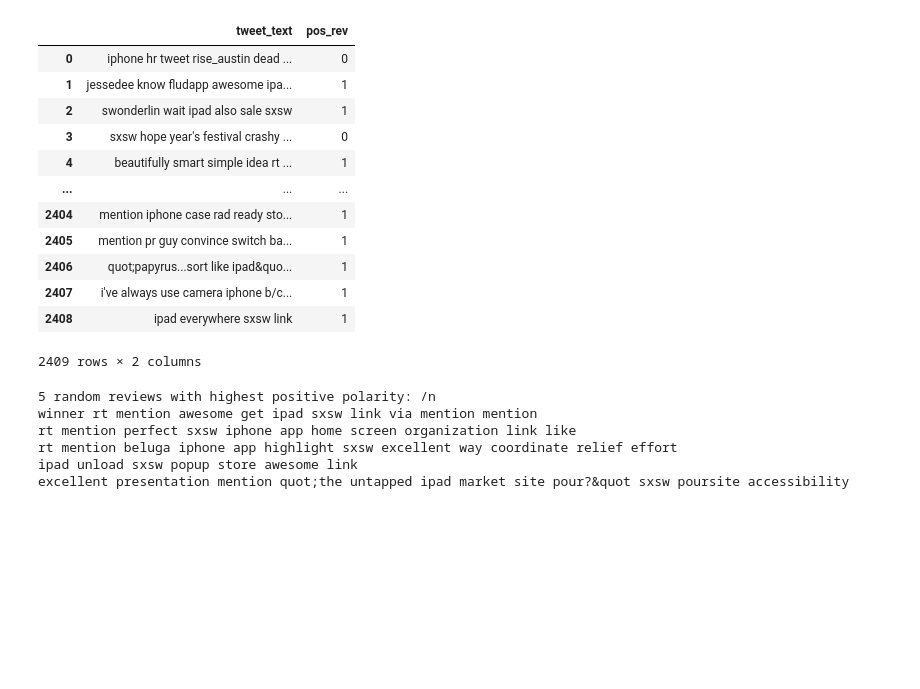
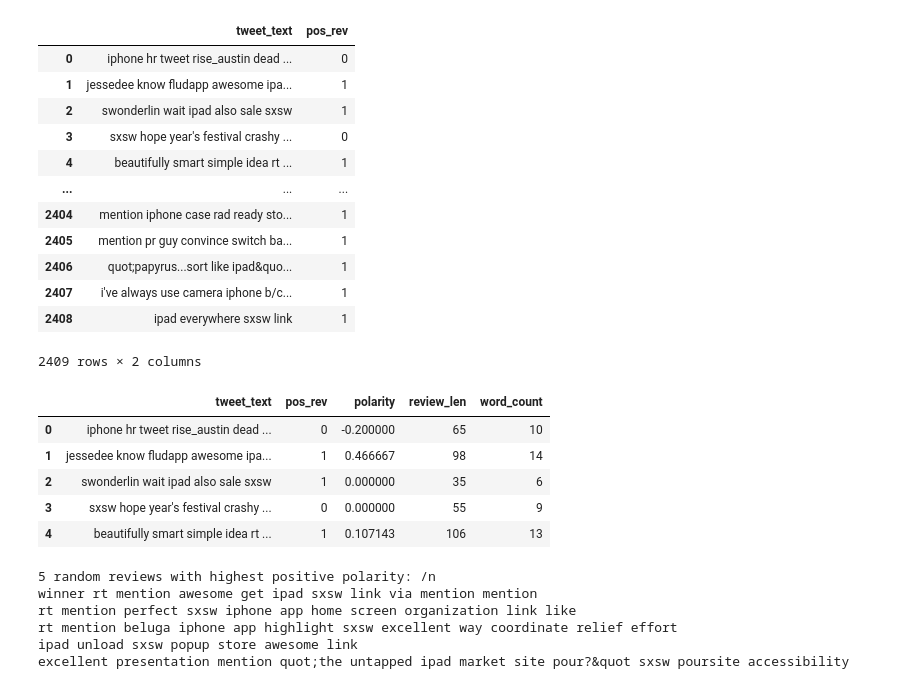
Before and after one commit to aspotter99/NLP---Twitter-Sentiment, a Jupyter notebook: notebooks/asp_notebooks/more_word_clouds.ipynb, the cells around one changed output. Saved outputs shown, nothing was run; the diff lists cells and outputs as text; code cells hidden in the pictures; blank space fills up the shorter version.

```diff
--- a/notebooks/asp_notebooks/more_word_clouds.ipynb
+++ b/notebooks/asp_notebooks/more_word_clouds.ipynb
@@ -203,7 +203,14 @@ apl_prd['review_len'] = apl_prd['tweet_text'].astype(str).apply(len)
 apl_prd['word_count'] = apl_prd['tweet_text'].apply(lambda x: len(str(x).split()))
 # %%
 apl_prd.head()
-apl_prd.to_csv('apl_prd.csv')
+#apl_prd.to_csv('apl_prd.csv')
+# %% [output]
+|  | tweet_text | pos_rev | polarity | review_len | word_count |
+| 0 | iphone hr tweet rise_austin dead ... | 0 | -0.200000 | 65 | 10 |
+| 1 | jessedee know fludapp awesome ipa... | 1 | 0.466667 | 98 | 14 |
+| 2 | swonderlin wait ipad also sale sxsw | 1 | 0.000000 | 35 | 6 |
+| 3 | sxsw hope year's festival crashy ... | 0 | 0.000000 | 55 | 9 |
+| 4 | beautifully smart simple idea rt ... | 1 | 0.107143 | 106 | 13 |
 # %%
 print('5 random reviews with highest positive polarity: /n')
 cl = apl_prd.loc[apl_prd.polarity == 1, ['tweet_text']].sample(5).values
```
Also changed, not shown: parts of 2 cells of this notebook, 6 other files.
